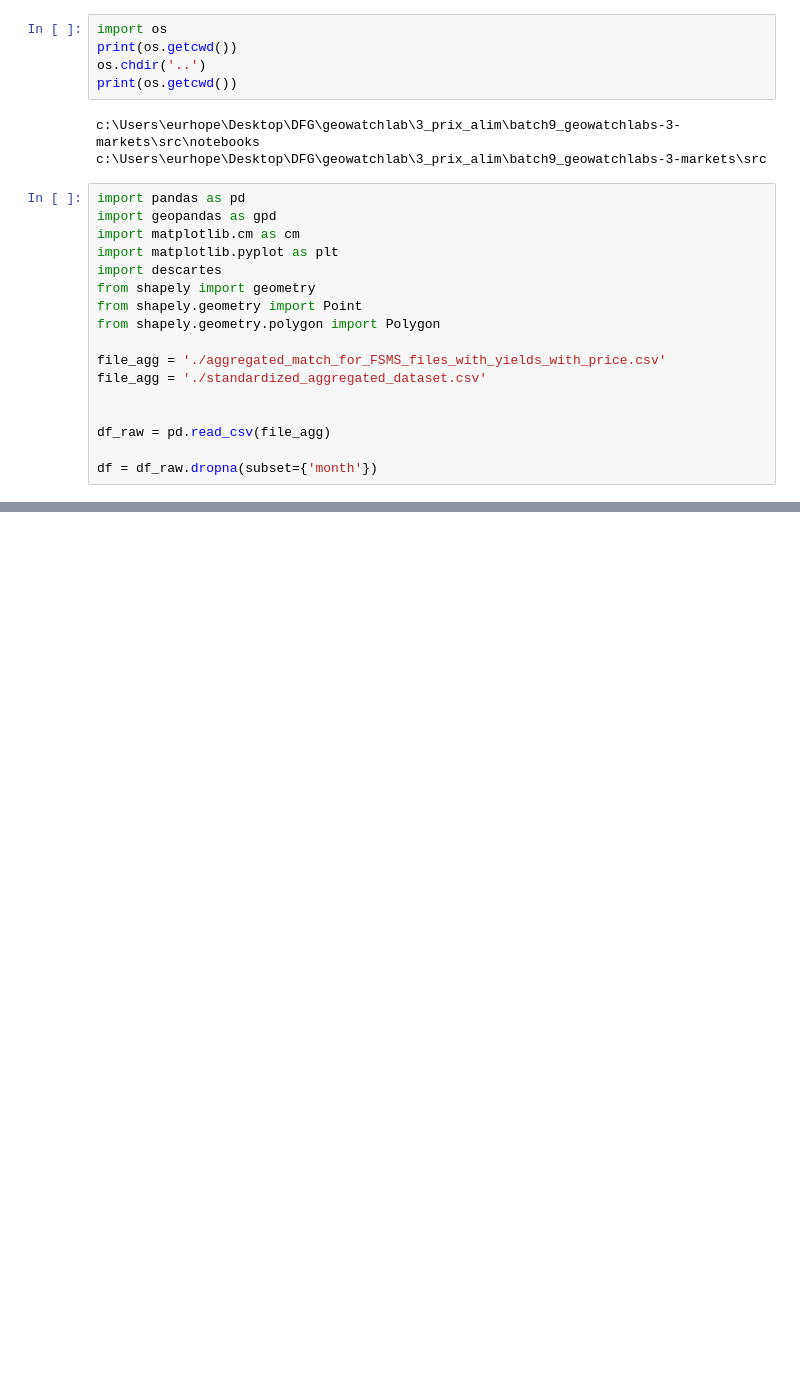
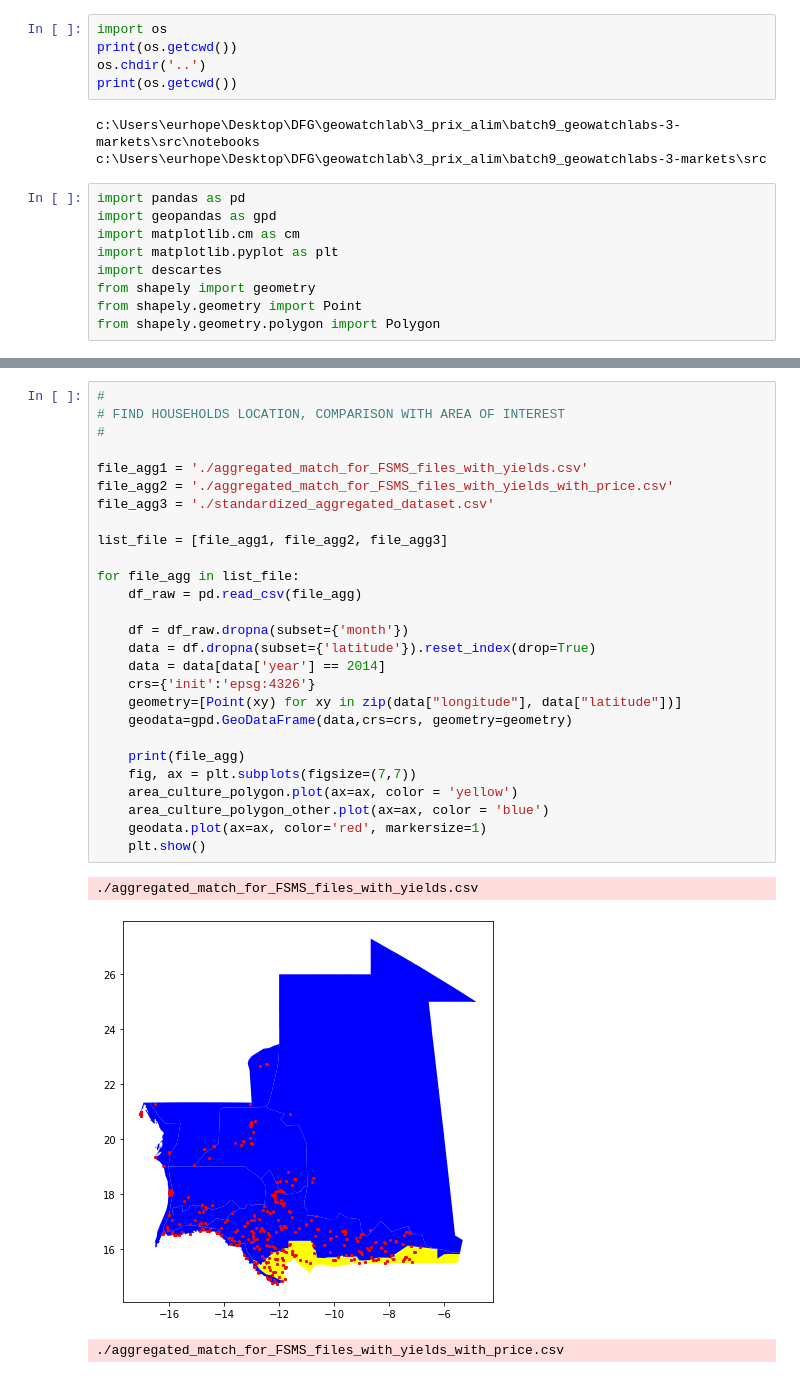
Before and after one commit to dataforgoodfr/batch9_geowatchlabs-3-markets, a Jupyter notebook: src/notebooks/household_location.ipynb, the cells around one changed output, grey strips where cells are left out. Drawn from its saved outputs; the diff is of its cells as text; blank space fills up the shorter version.

Commit message:
household location update

```diff
--- a/src/notebooks/household_location.ipynb
+++ b/src/notebooks/household_location.ipynb
@@ -15,11 +15,3 @@ import descartes
 from shapely import geometry
 from shapely.geometry import Point
 from shapely.geometry.polygon import Polygon
-
-file_agg = './aggregated_match_for_FSMS_files_with_yields_with_price.csv'
-file_agg = './standardized_aggregated_dataset.csv'
-
-
-df_raw = pd.read_csv(file_agg)
-
-df = df_raw.dropna(subset={'month'})
@@ -116,0 +60,31 @@ plt.show()
+# %%
+#
+# FIND HOUSEHOLDS LOCATION, COMPARISON WITH AREA OF INTEREST
+#
+
+file_agg1 = './aggregated_match_for_FSMS_files_with_yields.csv'
+file_agg2 = './aggregated_match_for_FSMS_files_with_yields_with_price.csv'
+file_agg3 = './standardized_aggregated_dataset.csv'
+
+list_file = [file_agg1, file_agg2, file_agg3]
+
+for file_agg in list_file:
+    df_raw = pd.read_csv(file_agg)
+
+    df = df_raw.dropna(subset={'month'})
+    data = df.dropna(subset={'latitude'}).reset_index(drop=True)
+    data = data[data['year'] == 2014]
+    crs={'init':'epsg:4326'}
+    geometry=[Point(xy) for xy in zip(data["longitude"], data["latitude"])]
+    geodata=gpd.GeoDataFrame(data,crs=crs, geometry=geometry)
+
+    print(file_agg)
+    fig, ax = plt.subplots(figsize=(7,7))
+    area_culture_polygon.plot(ax=ax, color = 'yellow')
+    area_culture_polygon_other.plot(ax=ax, color = 'blue')
+    geodata.plot(ax=ax, color='red', markersize=1)
+    plt.show()
+# %% [output]
+./aggregated_match_for_FSMS_files_with_yields.csv
+[figure, added]
+./aggregated_match_for_FSMS_files_with_yields_with_price.csv
```
Also changed, not shown: parts of 3 cells of this notebook.
